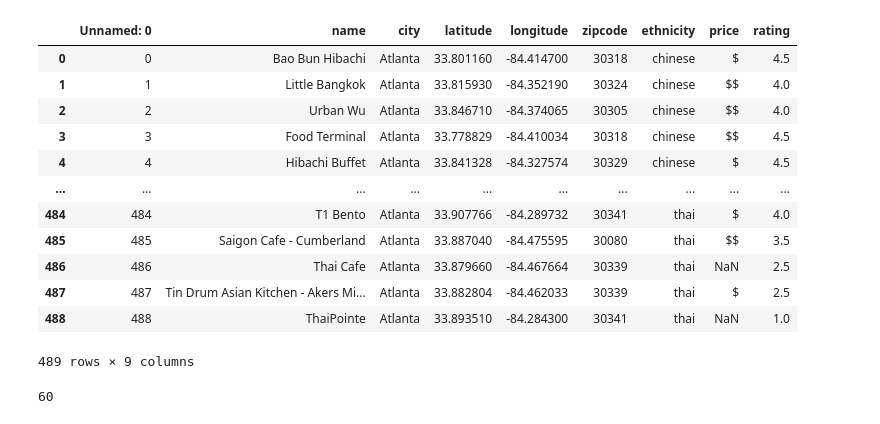
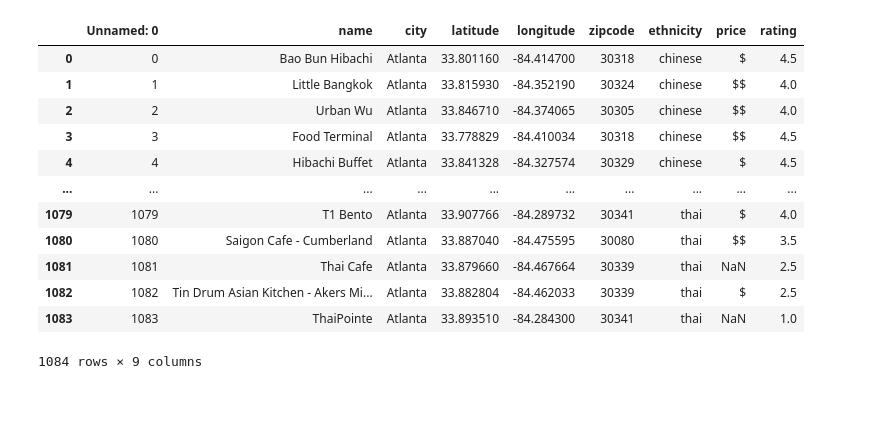
Before and after one commit to DPintacasi/teamcobra_project1, a Jupyter notebook: Scripts/atlanta_analysis.ipynb, the cells around one changed output. Drawn from its saved outputs; the diff is of its cells as text; code cells hidden in the pictures.

```diff
--- a/Scripts/atlanta_analysis.ipynb
+++ b/Scripts/atlanta_analysis.ipynb
@@ -15,23 +17,19 @@ import pprint
 # read in atlanta csv
 
 atlanta_restaurant_totals = pd.read_csv("../Output/atlanta_restaurants.csv")
-# %%
-atlanta_restaurants
-# %% [output]
-|  | Unnamed: 0 | name | city | latitude | longitude | zipcode | ethnicity | price | rating |
-| 0 | 0 | Bao Bun Hibachi | Atlanta | 33.801160 | -84.414700 | 30318 | chinese | $ | 4.5 |
-| 1 | 1 | Little Bangkok | Atlanta | 33.815930 | -84.352190 | 30324 | chinese | $$ | 4.0 |
-| 2 | 2 | Urban Wu | Atlanta | 33.846710 | -84.374065 | 30305 | chinese | $$ | 4.0 |
-| 3 | 3 | Food Terminal | Atlanta | 33.778829 | -84.410034 | 30318 | chinese | $$ | 4.5 |
-| 4 | 4 | Hibachi Buffet | Atlanta | 33.841328 | -84.327574 | 30329 | chinese | $ | 4.5 |
-| ... | ... | ... | ... | ... | ... | ... | ... | ... | ... |
-| 484 | 484 | T1 Bento | Atlanta | 33.907766 | -84.289732 | 30341 | thai | $ | 4.0 |
-| 485 | 485 | Saigon Cafe - Cumberland | Atlanta | 33.887040 | -84.475595 | 30080 | thai | $$ | 3.5 |
-| 486 | 486 | Thai Cafe | Atlanta | 33.879660 | -84.467664 | 30339 | thai | NaN | 2.5 |
-| 487 | 487 | Tin Drum Asian Kitchen - Akers Mi... | Atlanta | 33.882804 | -84.462033 | 30339 | thai | $ | 2.5 |
-| 488 | 488 | ThaiPointe | Atlanta | 33.893510 | -84.284300 | 30341 | thai | NaN | 1.0 |
-489 rows × 9 columns
-# %%
-atlanta_restaurants.loc[atlanta_restaurants.ethnicity == 'chinese', 'ethnicity'].count()
-# %% [output]
-60
+# %%
+atlanta_restaurant_totals
+# %% [output]
+|  | Unnamed: 0 | name | city | latitude | longitude | zipcode | ethnicity | price | rating |
+| 0 | 0 | Bao Bun Hibachi | Atlanta | 33.801160 | -84.414700 | 30318 | chinese | $ | 4.5 |
+| 1 | 1 | Little Bangkok | Atlanta | 33.815930 | -84.352190 | 30324 | chinese | $$ | 4.0 |
+| 2 | 2 | Urban Wu | Atlanta | 33.846710 | -84.374065 | 30305 | chinese | $$ | 4.0 |
+| 3 | 3 | Food Terminal | Atlanta | 33.778829 | -84.410034 | 30318 | chinese | $$ | 4.5 |
+| 4 | 4 | Hibachi Buffet | Atlanta | 33.841328 | -84.327574 | 30329 | chinese | $ | 4.5 |
+| ... | ... | ... | ... | ... | ... | ... | ... | ... | ... |
+| 1079 | 1079 | T1 Bento | Atlanta | 33.907766 | -84.289732 | 30341 | thai | $ | 4.0 |
+| 1080 | 1080 | Saigon Cafe - Cumberland | Atlanta | 33.887040 | -84.475595 | 30080 | thai | $$ | 3.5 |
+| 1081 | 1081 | Thai Cafe | Atlanta | 33.879660 | -84.467664 | 30339 | thai | NaN | 2.5 |
+| 1082 | 1082 | Tin Drum Asian Kitchen - Akers Mi... | Atlanta | 33.882804 | -84.462033 | 30339 | thai | $ | 2.5 |
+| 1083 | 1083 | ThaiPointe | Atlanta | 33.893510 | -84.284300 | 30341 | thai | NaN | 1.0 |
+1084 rows × 9 columns
```
Also changed, not shown: parts of 6 cells of this notebook, 2 other files.
